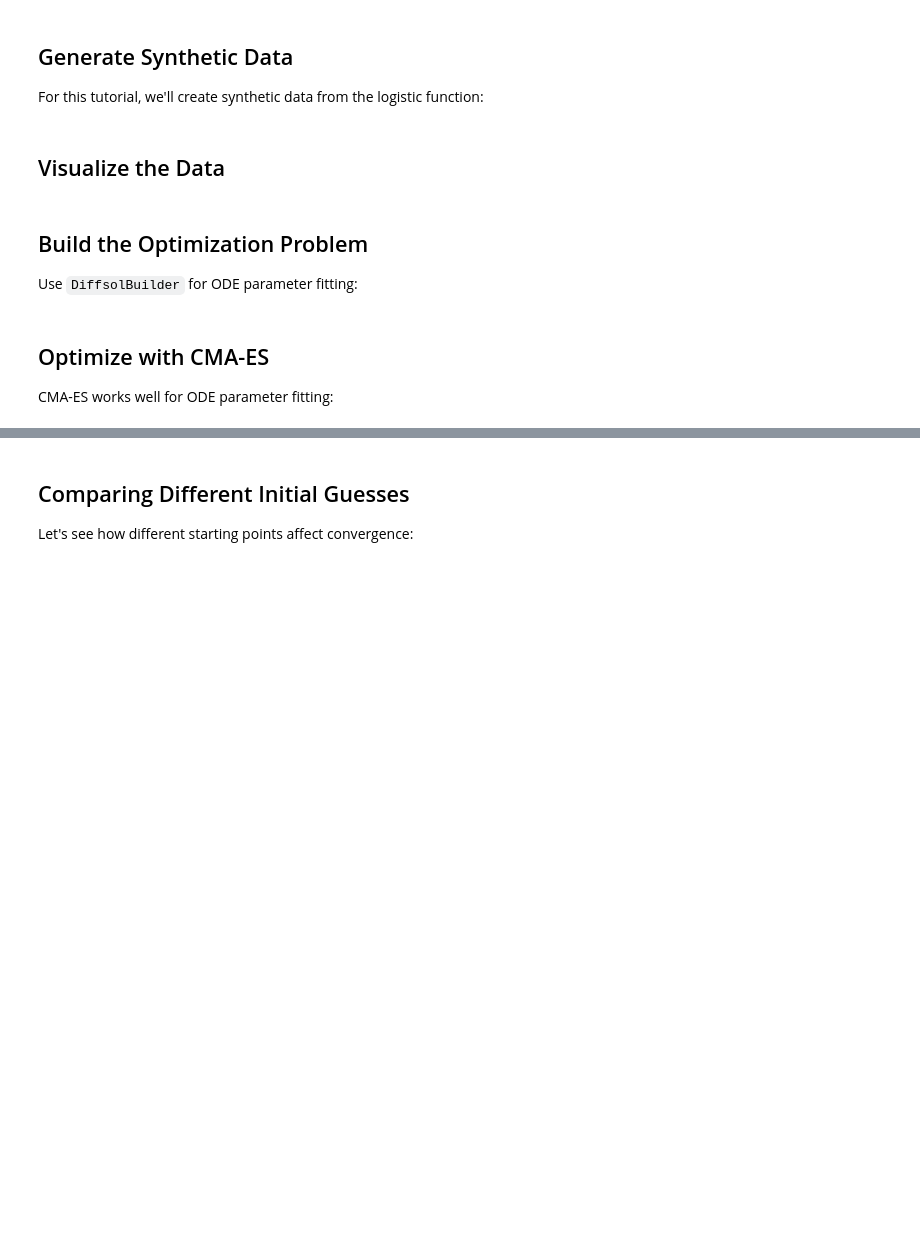
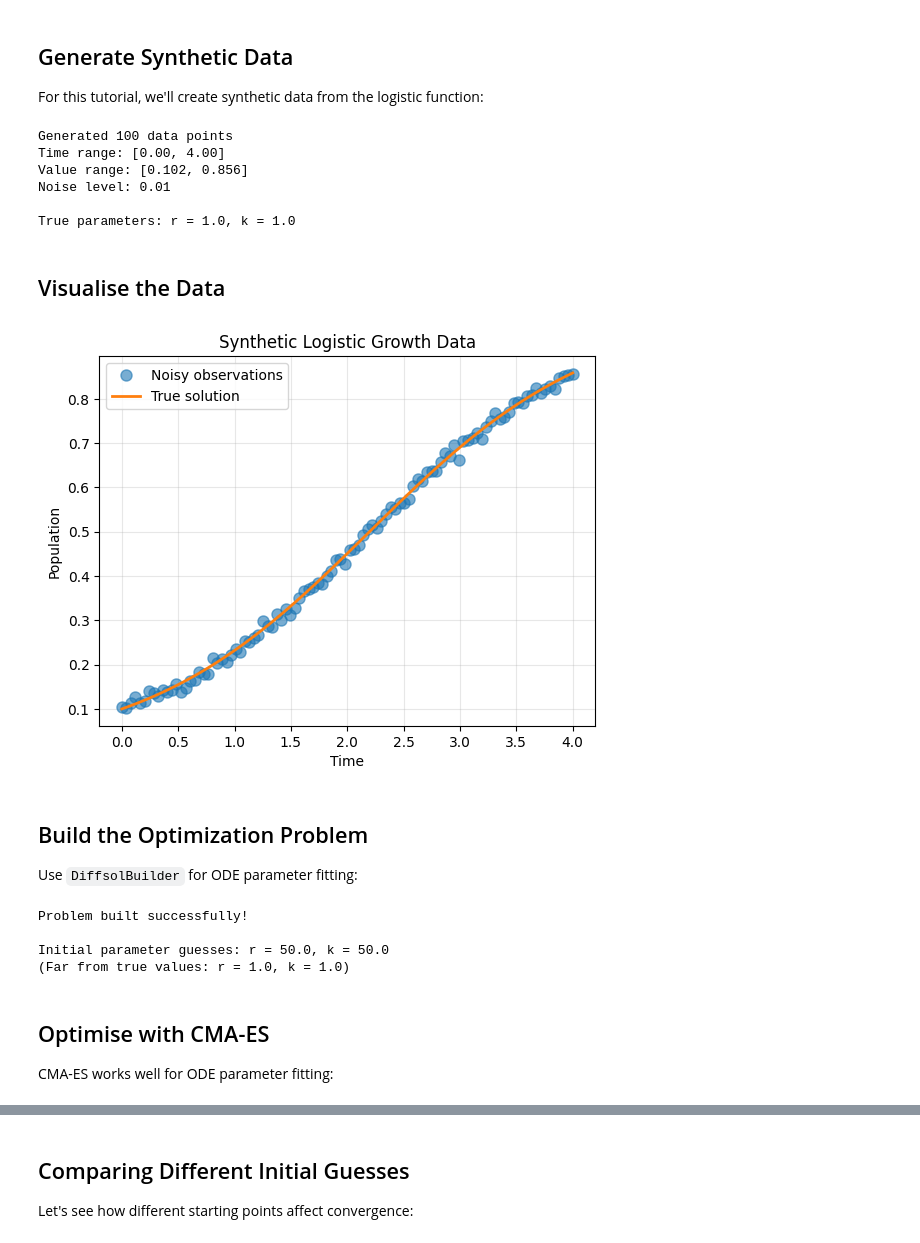
Before and after one commit to BradyPlanden/diffid, a Jupyter notebook: docs/tutorials/notebooks/02_ode_fitting_diffsol.ipynb, the cells around one changed output, grey strips where cells are left out. Saved outputs shown, nothing was run; the diff lists cells and outputs as text; code cells hidden in the pictures; blank space fills up the shorter version.

```diff
--- a/docs/tutorials/notebooks/02_ode_fitting_diffsol.ipynb
+++ b/docs/tutorials/notebooks/02_ode_fitting_diffsol.ipynb
@@ -61,7 +66,7 @@ print("  F_i { ... }         → Right-hand side: dy/dt = ...")
 For this tutorial, we'll create synthetic data from the logistic function:
 # %%
 # Time points
-t_span = np.linspace(0, 1, 100)
+t_span = np.linspace(0, 4, 100)
 
 # True logistic growth solution with known parameters
 # y(t) = y0 * exp(r*t) / (1 + y0 * (exp(r*t) - 1) / k)
@@ -75,7 +80,7 @@ y_data = y0 * exp_rt / (1 + y0 * (exp_rt - 1) / k_true)
 
 # Add some noise
 np.random.seed(42)
-noise_level = 0.02
+noise_level = 0.01
 y_noisy = y_data + np.random.normal(0, noise_level, size=y_data.shape)
 
 # Chronopt expects data as [time, observation] columns
@@ -86,22 +91,32 @@ print(f"Time range: [{t_span[0]:.2f}, {t_span[-1]:.2f}]")
 print(f"Value range: [{y_noisy.min():.3f}, {y_noisy.max():.3f}]")
 print(f"Noise level: {noise_level}")
 print(f"\nTrue parameters: r = {r_true}, k = {k_true}")
+# %% [output]
+Generated 100 data points
+Time range: [0.00, 4.00]
+Value range: [0.102, 0.856]
+Noise level: 0.01
+
+True parameters: r = 1.0, k = 1.0
 # %% [markdown]
-## Visualize the Data
+## Visualise the Data
 # %%
-fig, ax = plot_ode_fit(
+fig, ax = ode_fit(
     t_span,
     y_noisy,
     t_span,
     y_data,
     title="Synthetic Logistic Growth Data",
     xlabel="Time",
     ylabel="Population",
+    show=False,
 )
 
 # Update legend
 ax.legend(["Noisy observations", "True solution"])
 plt.show()
+# %% [output]
+[figure, added]
 # %% [markdown]
 ## Build the Optimization Problem
 
@@ -113,18 +128,23 @@ builder = (
     .with_diffsl(dsl_model)
     .with_data(data)
     .with_tolerances(1e-6, 1e-8)  # Relative and absolute tolerances
-    .with_parameter("r", 100.0)  # Initial guess (deliberately wrong)
-    .with_parameter("k", 100.0)  # Initial guess (deliberately wrong)
+    .with_parameter("r", 10.0)  # Initial guess (deliberately wrong)
+    .with_parameter("k", 10.0)  # Initial guess (deliberately wrong)
     .with_parallel(True)  # Enable parallel evaluation
 )
 
 problem = builder.build()
 
 print("Problem built successfully!")
-print("\nInitial parameter guesses: r = 100.0, k = 100.0")
+print("\nInitial parameter guesses: r = 50.0, k = 50.0")
 print(f"(Far from true values: r = {r_true}, k = {k_true})")
+# %% [output]
+Problem built successfully!
+
+Initial parameter guesses: r = 50.0, k = 50.0
+(Far from true values: r = 1.0, k = 1.0)
 # %% [markdown]
-## Optimize with CMA-ES
+## Optimise with CMA-ES
 
 CMA-ES works well for ODE parameter fitting:
 # %%
```
Also changed, not shown: parts of 10 cells of this notebook, 13 other files.
